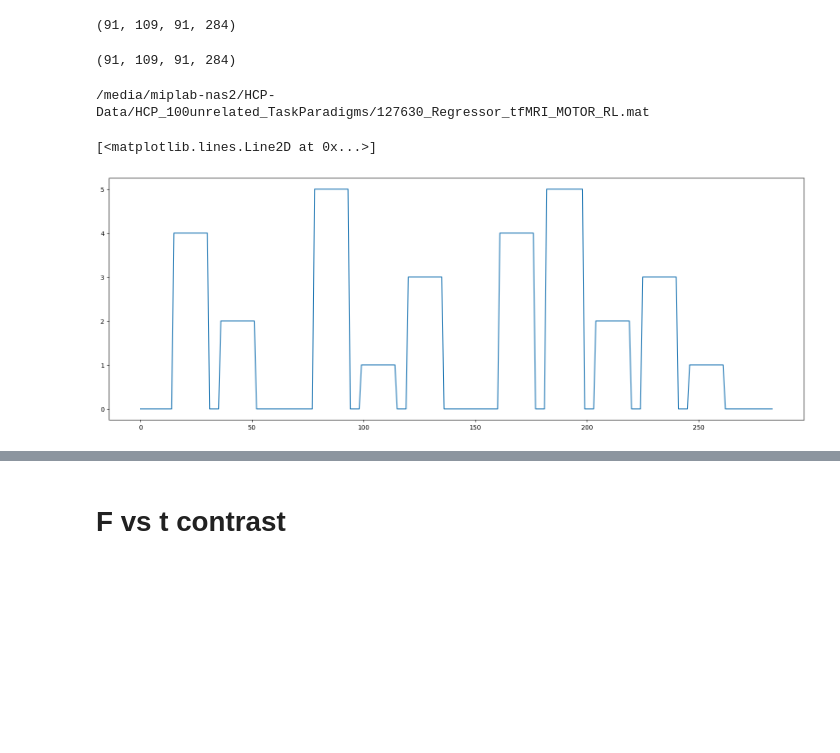
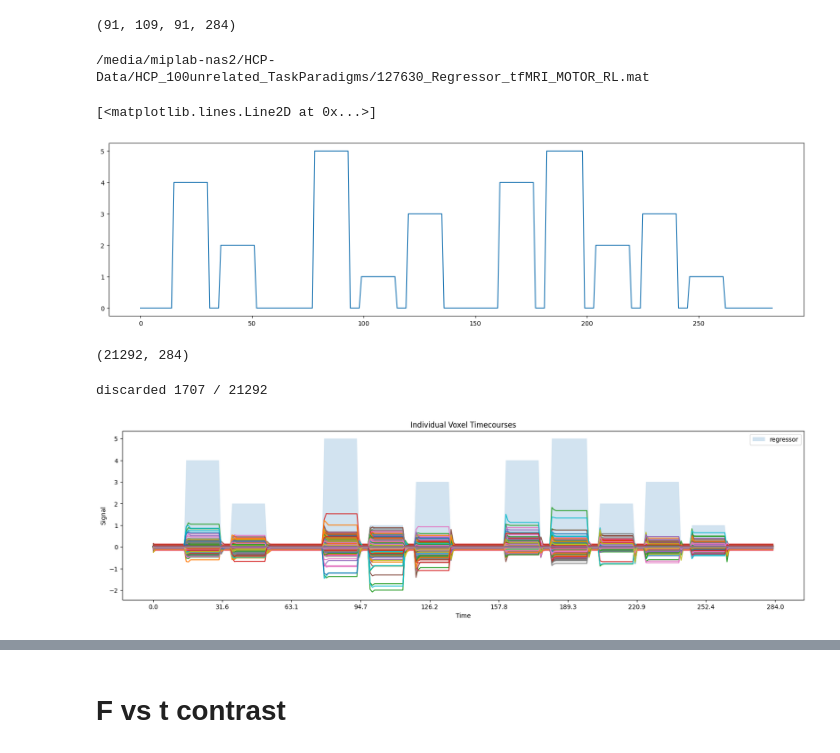
Before and after one commit to fedemengo/CS-433-ML4S, a Jupyter notebook: fedemengo_second_GLM.ipynb, the cells around one changed output, grey strips where cells are left out. Cells and saved outputs as stored; diff of their text form; code cells hidden in the pictures; blank space fills up the shorter version.

```diff
--- a/fedemengo_second_GLM.ipynb
+++ b/fedemengo_second_GLM.ipynb
@@ -171,8 +132,3 @@ predicted_data = predicted.get_fdata()
 predicted_data.shape
 # %% [output]
 (91, 109, 91, 284)
-# %%
-active_img_data = active_img.get_fdata()
-active_img_data.shape
-# %% [output]
-(91, 109, 91, 284)
@@ -183,33 +135,49 @@ beta_constrats_data = beta_constrats.get_fdata()
 # %%
 proced_event = processed_event(subject, task, acq)
 
 filepath = pjoin(paradigm_dir, f"{subject}_Regressor_tfMRI_{task}_{acq}.mat")
 print(filepath)
 data = scipy.io.loadmat(filepath)
 
 regressor = data['Regressor']
 
 # Flatten the regressor to 1D if necessary
 regressor_flat = regressor.flatten()
 
-plt.figure(figsize=(20, 7))
+plt.figure(figsize=(20, 5))
 plt.plot(regressor_flat)
 # %% [output]
 /media/miplab-nas2/HCP-Data/HCP_100unrelated_TaskParadigms/127630_Regressor_tfMRI_MOTOR_RL.mat
 [<matplotlib.lines.Line2D at 0x...>]
-[figure, old version]
+[figure, new version]
+# %%
+masked_voxel_data = predicted_data[mask > 0]
+masked_voxel_data.shape
+# %% [output]
+(21292, 284)
 # %%
-voxel_per_dim = 0.8
+n_voxels = masked_voxel_data.shape[0]
+plt.figure(figsize=(20, 5))
 
-plt.figure(figsize=(20, 7))
-for x in np.random.choice(predicted_data.shape[0], size=int(predicted_data.shape[0] * voxel_per_dim), replace=False):
-    for y in np.random.choice(predicted_data.shape[1], size=int(predicted_data.shape[0] * voxel_per_dim), replace=False):
-        for z in np.random.choice(predicted_data.shape[2], size=int(predicted_data.shape[0] * voxel_per_dim), replace=False):
-            if np.any(np.abs(predicted_data[x, y, z, :]) > 20):
-                continue
-            plt.plot(predicted_data[x, y, z, :])
+time = np.arange(len(regressor_flat))
+plt.fill_between(time, regressor_flat, alpha=0.2, label='regressor')
+discared = 0
+for i in range(n_voxels):
+    x, y, z = [np.random.randint(0, s) for s in predicted_data.shape[:3]]
+    if np.any(np.abs(predicted_data[x,y,z,:]) > 20):
+        #print(f"({x},{y},{x})", np.min(predicted_data[x,y,z,:]), np.max(predicted_data[x,y,z,:]))
+        discared += 1
+        continue
+    plt.plot(predicted_data[x,y,z,:])
 
-plt.title("Predicted")
-plt.xlabel("Time")
+print(f"discarded {discared} / {n_voxels}")
+plt.title('Individual Voxel Timecourses')
+plt.xticks(np.linspace(0, predicted_data.shape[3], num=10))
+plt.xlabel('Time')
+plt.ylabel('Signal')
+plt.legend()
 plt.show()
+# %% [output]
+discarded 1707 / 21292
+[figure, added]
 # %%
```
Also changed, not shown: parts of 23 cells of this notebook, 3 other files.
